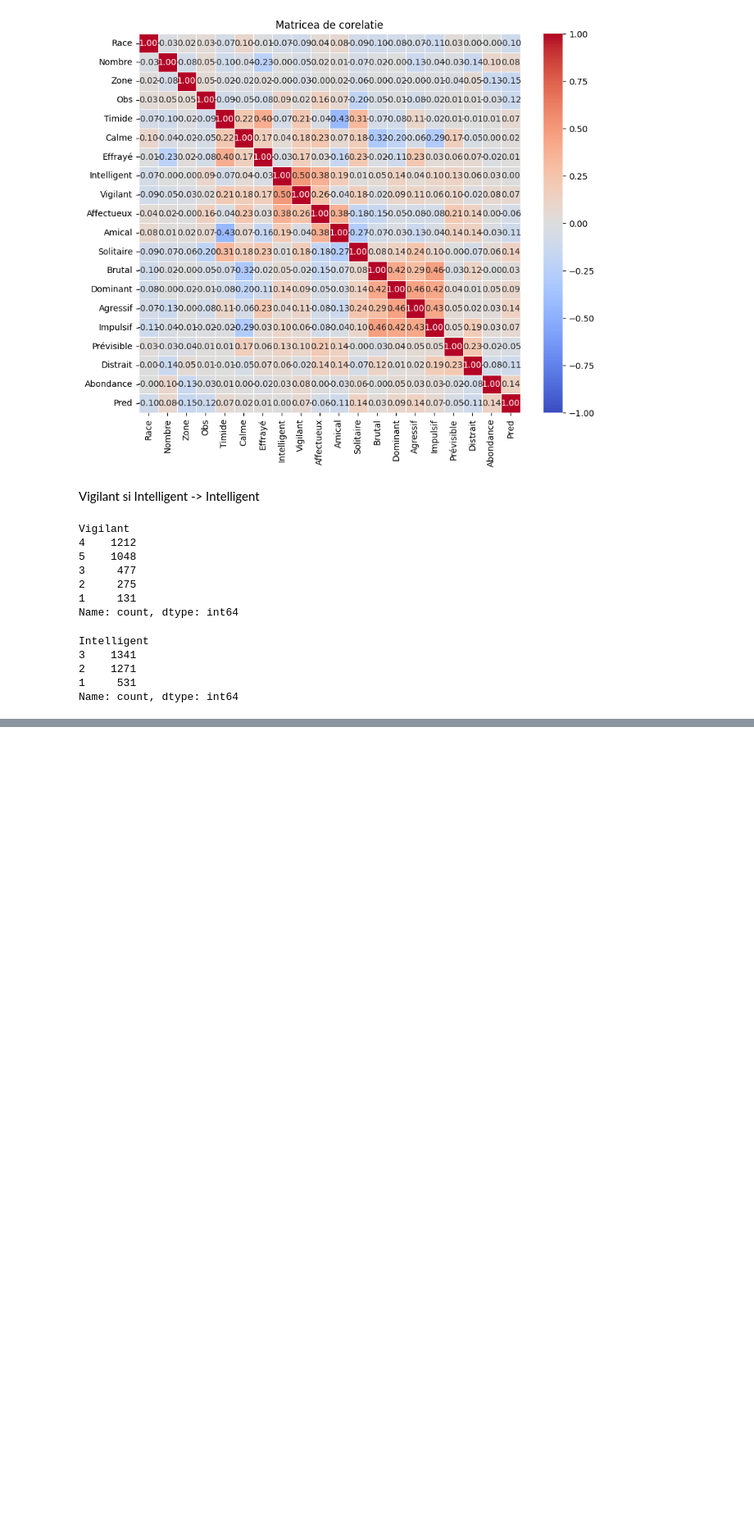
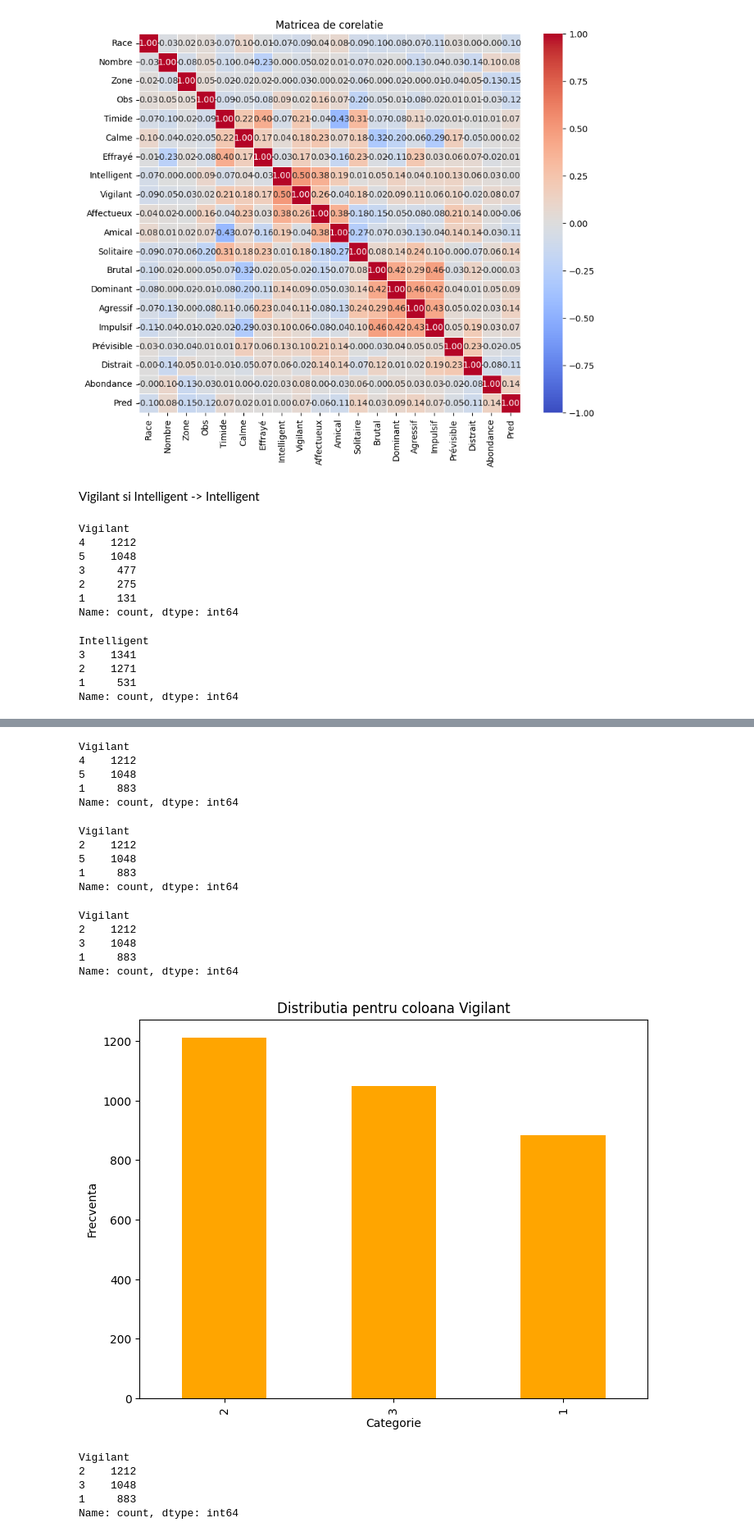
Before and after one commit to BejenaruIoanMatei/FacultateAI, a Jupyter notebook: Dataset/Analysis.ipynb, the cells around one changed output, grey strips where cells are left out. Shown at 82% size. Saved outputs shown, nothing was run; the diff lists cells and outputs as text; code cells hidden in the pictures; blank space fills up the shorter version.

```diff
--- a/Dataset/Analysis.ipynb
+++ b/Dataset/Analysis.ipynb
@@ -911,0 +922,37 @@ Name: count, dtype: int64
+# %%
+data_final['Vigilant'] = data_final['Vigilant'].apply(lambda x: 1 if x <= 3 else x)
+print(data_final['Vigilant'].value_counts())
+# %% [output]
+Vigilant
+4    1212
+5    1048
+1     883
+Name: count, dtype: int64
+# %%
+data_final['Vigilant'] = data_final['Vigilant'].apply(lambda x: 2 if x == 4 else x)
+print(data_final['Vigilant'].value_counts())
+# %% [output]
+Vigilant
+2    1212
+5    1048
+1     883
+Name: count, dtype: int64
+# %%
+data_final['Vigilant'] = data_final['Vigilant'].apply(lambda x: 3 if x == 5 else x)
+print(data_final['Vigilant'].value_counts())
+# %% [output]
+Vigilant
+2    1212
+3    1048
+1     883
+Name: count, dtype: int64
+# %%
+distributie = data_final['Vigilant'].value_counts()
+
+distributie.plot(kind='bar', color='orange', figsize=(8, 6))
+plt.title('Distributia pentru coloana Vigilant')
+plt.xlabel('Categorie')
+plt.ylabel('Frecventa')
+plt.show()
+# %% [output]
+[figure, added]
@@ -911,0 +961,11 @@ Name: count, dtype: int64
+# %%
+path = '/Users/user/Documents/GitHub/FacultateAI/Dataset/dataset_final_v1.xlsx'
+data_final = pd.read_excel(path)
+
+print(data_final['Vigilant'].value_counts())
+# %% [output]
+Vigilant
+2    1212
+3    1048
+1     883
+Name: count, dtype: int64
```
Also changed, not shown: parts of 13 cells of this notebook, 1 other file.
